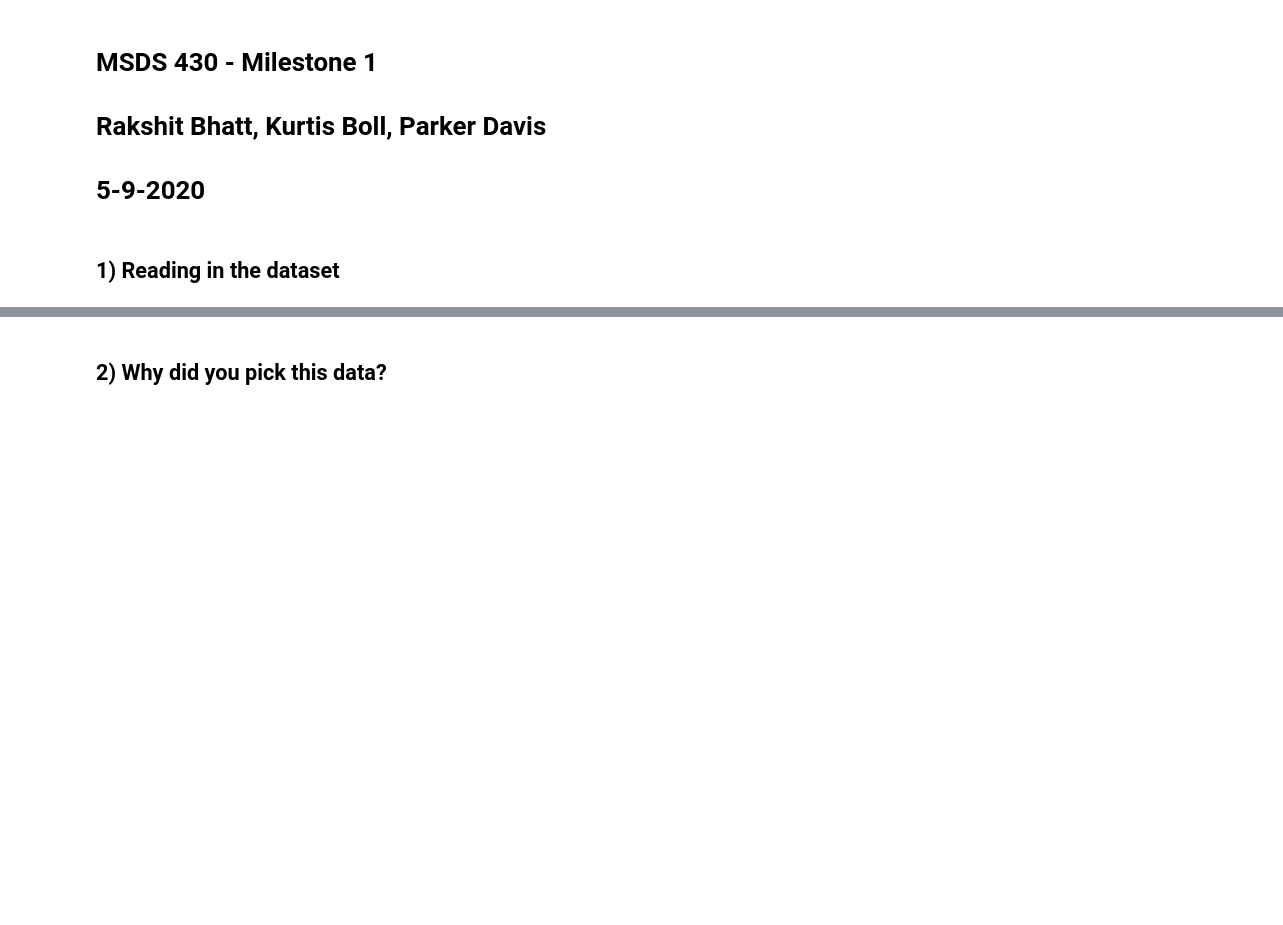
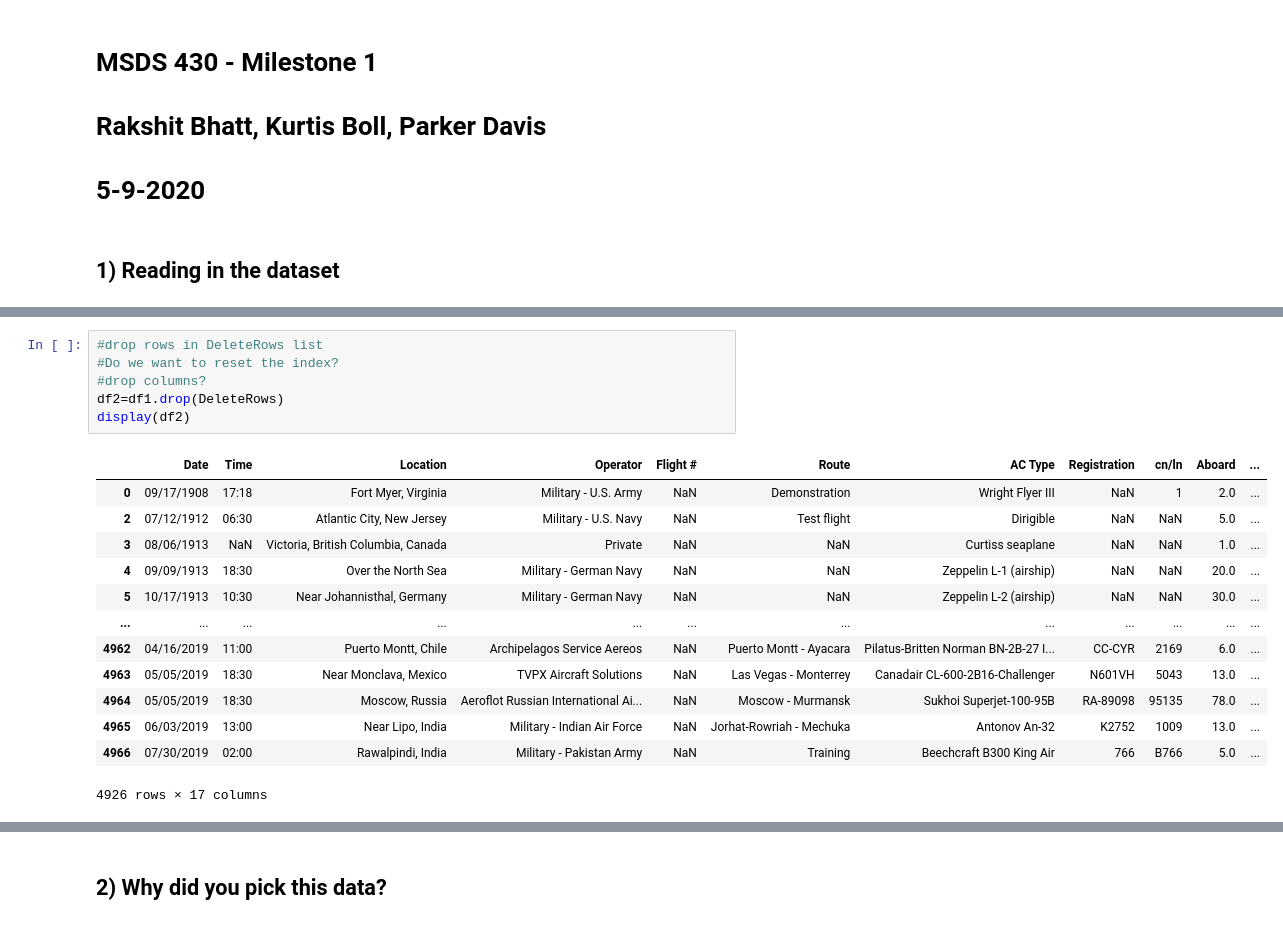
Before and after one commit to rjbhatt/MSDS-430-FinalProject, a Jupyter notebook: Milestone 1 .ipynb, the cells around one changed output, grey strips where cells are left out. Drawn from its saved outputs; the diff is of its cells as text; blank space fills up the shorter version.

```diff
--- a/Milestone 1 .ipynb
+++ b/Milestone 1 .ipynb
@@ -38,0 +53,20 @@ df.describe()
+# %%
+#drop rows in DeleteRows list
+#Do we want to reset the index?
+#drop columns?
+df2=df1.drop(DeleteRows)
+display(df2)
+# %% [output]
+|  | Date | Time | Location | Operator | Flight # | Route | AC Type | Registration | cn/ln | Aboard | ... |
+| 0 | 09/17/1908 | 17:18 | Fort Myer, Virginia | Military - U.S. Army | NaN | Demonstration | Wright Flyer III | NaN | 1 | 2.0 | ... |
+| 2 | 07/12/1912 | 06:30 | Atlantic City, New Jersey | Military - U.S. Navy | NaN | Test flight | Dirigible | NaN | NaN | 5.0 | ... |
+| 3 | 08/06/1913 | NaN | Victoria, British Columbia, Canada | Private | NaN | NaN | Curtiss seaplane | NaN | NaN | 1.0 | ... |
+| 4 | 09/09/1913 | 18:30 | Over the North Sea | Military - German Navy | NaN | NaN | Zeppelin L-1 (airship) | NaN | NaN | 20.0 | ... |
+| 5 | 10/17/1913 | 10:30 | Near Johannisthal, Germany | Military - German Navy | NaN | NaN | Zeppelin L-2 (airship) | NaN | NaN | 30.0 | ... |
+| ... | ... | ... | ... | ... | ... | ... | ... | ... | ... | ... | ... |
+| 4962 | 04/16/2019 | 11:00 | Puerto Montt, Chile | Archipelagos Service Aereos | NaN | Puerto Montt - Ayacara | Pilatus-Britten Norman BN-2B-27 I... | CC-CYR | 2169 | 6.0 | ... |
+| 4963 | 05/05/2019 | 18:30 | Near Monclava, Mexico | TVPX Aircraft Solutions | NaN | Las Vegas - Monterrey | Canadair CL-600-2B16-Challenger | N601VH | 5043 | 13.0 | ... |
+| 4964 | 05/05/2019 | 18:30 | Moscow, Russia | Aeroflot Russian International Ai... | NaN | Moscow - Murmansk | Sukhoi Superjet-100-95B | RA-89098 | 95135 | 78.0 | ... |
+| 4965 | 06/03/2019 | 13:00 | Near Lipo, India | Military - Indian Air Force | NaN | Jorhat-Rowriah - Mechuka | Antonov An-32 | K2752 | 1009 | 13.0 | ... |
+| 4966 | 07/30/2019 | 02:00 | Rawalpindi, India | Military - Pakistan Army | NaN | Training | Beechcraft B300 King Air | 766 | B766 | 5.0 | ... |
+4926 rows × 17 columns
```
Also changed, not shown: parts of 11 cells of this notebook.
